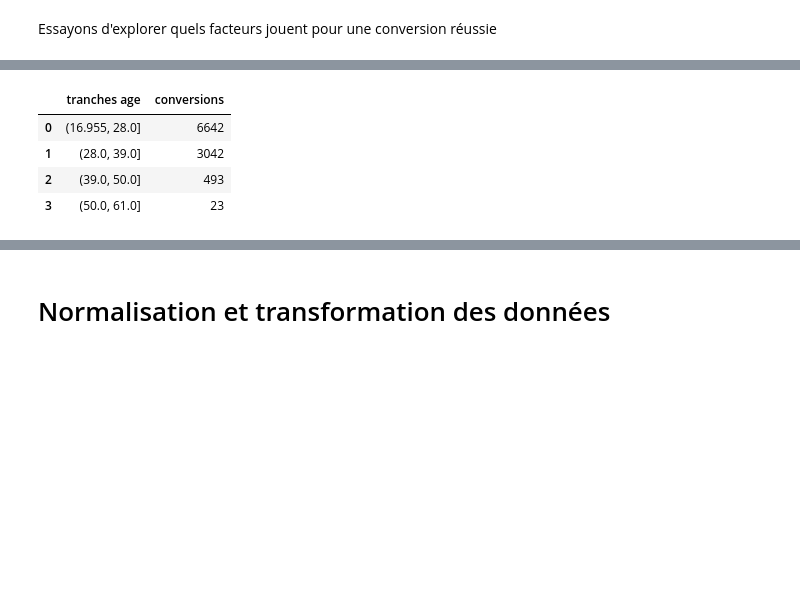
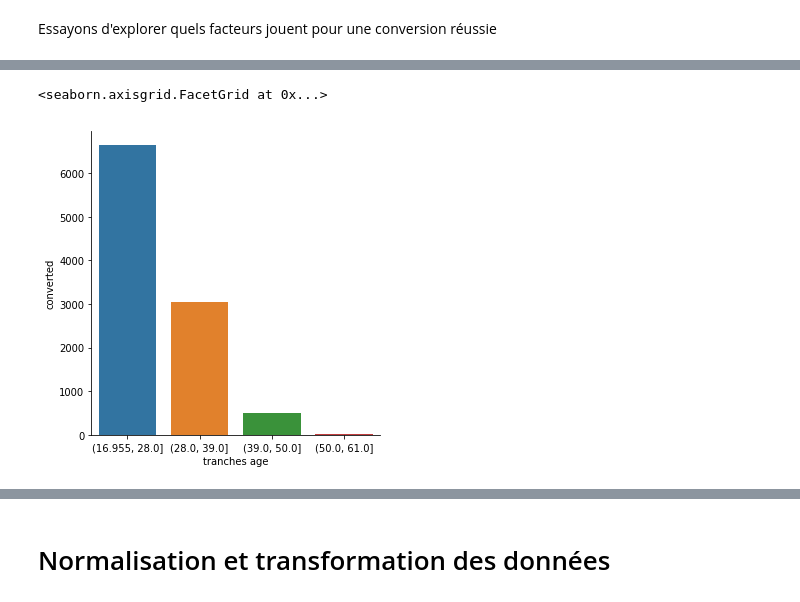
Before and after one commit to tbazzi/Data-Science---Fullstack-Bootcamp, a Jupyter notebook: S3_Projet_ConversionRate.ipynb, the cells around one changed output, grey strips where cells are left out. Drawn from its saved outputs; the diff is of its cells as text; code cells hidden in the pictures; blank space fills up the shorter version.

```diff
--- a/S3_Projet_ConversionRate.ipynb
+++ b/S3_Projet_ConversionRate.ipynb
@@ -125,15 +122,13 @@ Name: converted, dtype: int64
 # %%
 age = df[df['converted']==1]
 age = age['age'].value_counts(bins=4)
 #age = pd.DataFrame(age)
 #age.columns = ["Conversions"]
 #age.index
-age = age.rename_axis('tranches age').reset_index(name='conversions')
-age
+age = age.rename_axis('tranches age').reset_index(name='converted')
+age["tranches age"] = age["tranches age"].tolist()
+sns.catplot(x="tranches age", y="converted", kind="bar", data=age)
 # %% [output]
-|  | tranches age | conversions |
-| 0 | (16.955, 28.0] | 6642 |
-| 1 | (28.0, 39.0] | 3042 |
-| 2 | (39.0, 50.0] | 493 |
-| 3 | (50.0, 61.0] | 23 |
+<seaborn.axisgrid.FacetGrid at 0x...>
+[figure, added]
 # %%
```
Also changed, not shown: parts of 21 cells of this notebook.
